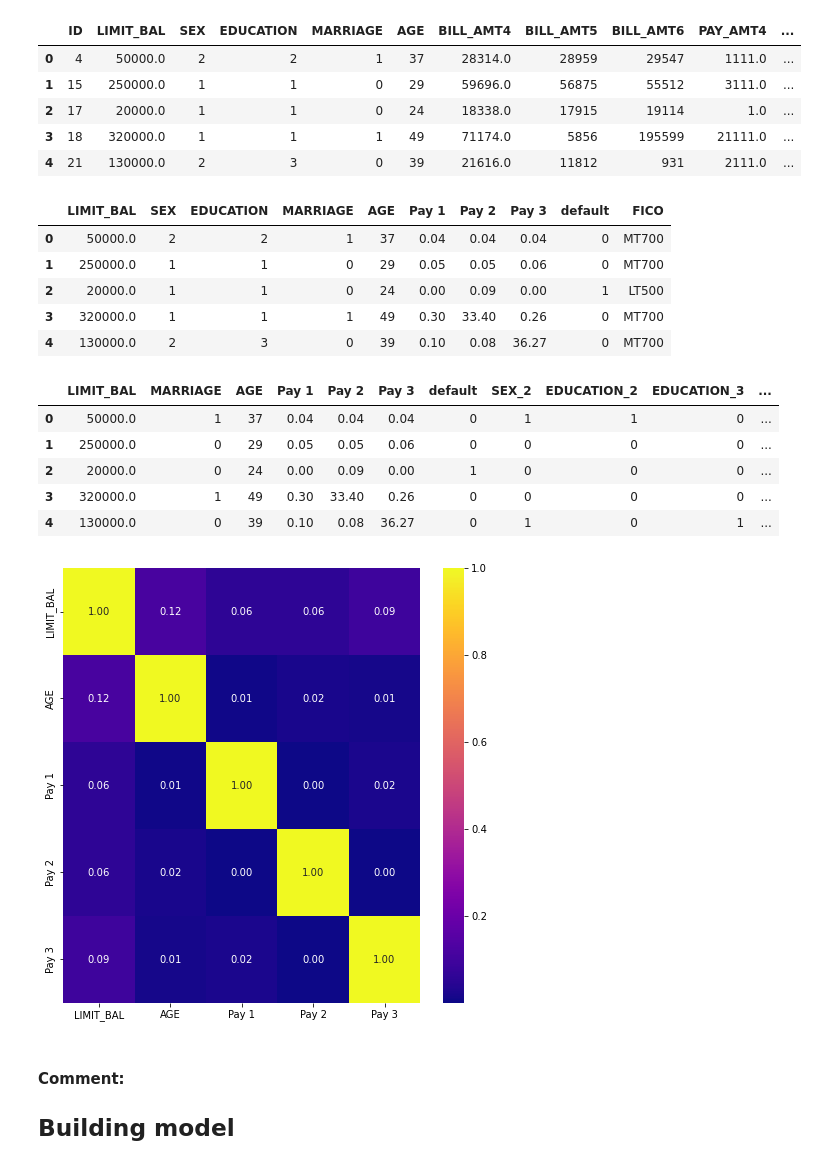
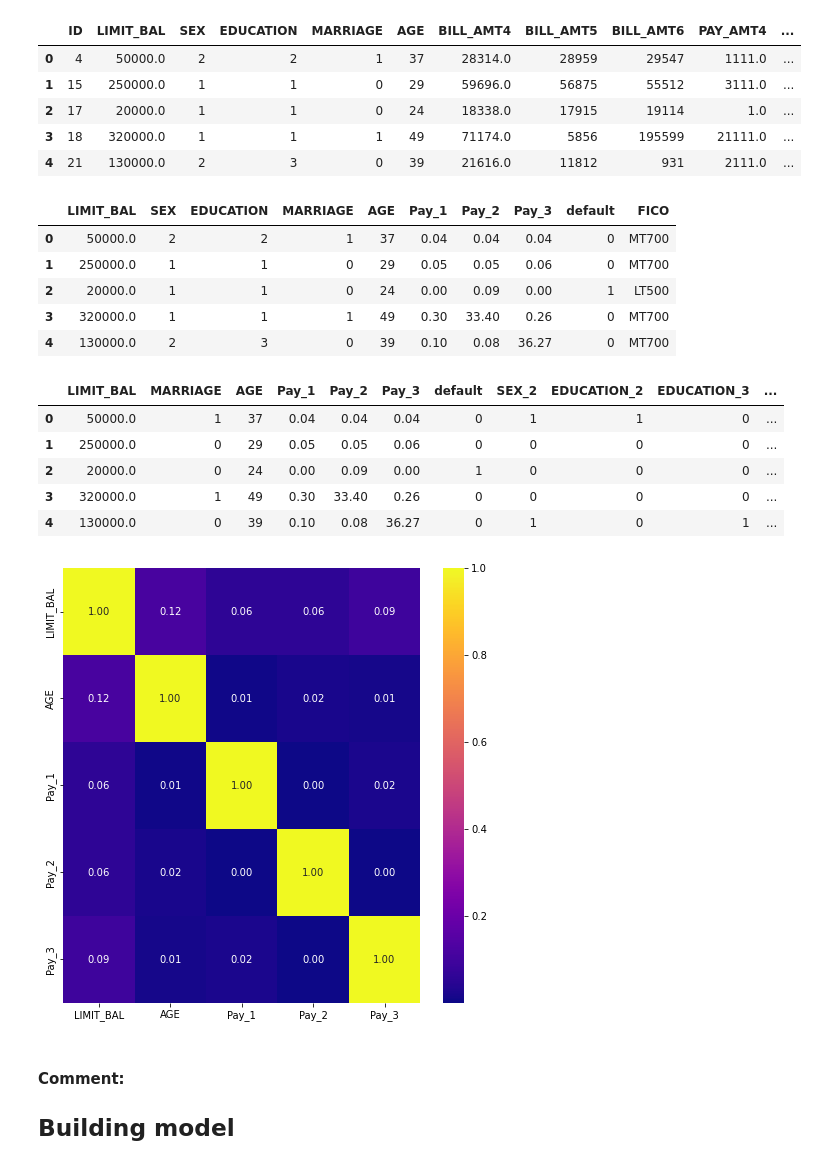
Before and after one commit to Salviz1019/Credit-Card-Default-Analysis, a Jupyter notebook: Credit Card Default Analysis.ipynb, the cells around one changed output. Saved outputs shown, nothing was run; the diff lists cells and outputs as text; code cells hidden in the pictures.

Commit message:
Update Credit Card Default Analysis.ipynb
Finalized the model

```diff
--- a/Credit Card Default Analysis.ipynb
+++ b/Credit Card Default Analysis.ipynb
@@ -34,7 +34,7 @@ db.head()
 | 3 | 18 | 320000.0 | 1 | 1 | 1 | 49 | 71174.0 | 5856 | 195599 | 21111.0 | ... |
 | 4 | 21 | 130000.0 | 2 | 3 | 2 | 39 | 21616.0 | 11812 | 931 | 2111.0 | ... |
 # %%
-db.columns = db.columns.str.replace('%', ' ')
+db.columns = db.columns.str.replace('%', '_')
 # %%
 # Validate number of Rows and Columns
 
@@ -208,7 +208,7 @@ db = db.drop(['ID', 'BILL_AMT4', 'BILL_AMT5', 'BILL_AMT6', 'PAY_AMT4', 'PAY_AMT5
 # %%
 db.head()
 # %% [output]
-|  | LIMIT_BAL | SEX | EDUCATION | MARRIAGE | AGE | Pay 1 | Pay 2 | Pay 3 | default | FICO |
+|  | LIMIT_BAL | SEX | EDUCATION | MARRIAGE | AGE | Pay_1 | Pay_2 | Pay_3 | default | FICO |
 | 0 | 50000.0 | 2 | 2 | 1 | 37 | 0.04 | 0.04 | 0.04 | 0 | MT700 |
 | 1 | 250000.0 | 1 | 1 | 0 | 29 | 0.05 | 0.05 | 0.06 | 0 | MT700 |
 | 2 | 20000.0 | 1 | 1 | 0 | 24 | 0.00 | 0.09 | 0.00 | 1 | LT500 |
@@ -220,7 +220,7 @@ db.head()
 db_dummy =pd.get_dummies(db, drop_first=True)
 db_dummy.head()
 # %% [output]
-|  | LIMIT_BAL | MARRIAGE | AGE | Pay 1 | Pay 2 | Pay 3 | default | SEX_2 | EDUCATION_2 | EDUCATION_3 | ... |
+|  | LIMIT_BAL | MARRIAGE | AGE | Pay_1 | Pay_2 | Pay_3 | default | SEX_2 | EDUCATION_2 | EDUCATION_3 | ... |
 | 0 | 50000.0 | 1 | 37 | 0.04 | 0.04 | 0.04 | 0 | 1 | 1 | 0 | ... |
 | 1 | 250000.0 | 0 | 29 | 0.05 | 0.05 | 0.06 | 0 | 0 | 0 | 0 | ... |
 | 2 | 20000.0 | 0 | 24 | 0.00 | 0.09 | 0.00 | 1 | 0 | 0 | 0 | ... |
@@ -228,9 +228,9 @@ db_dummy.head()
 | 4 | 130000.0 | 0 | 39 | 0.10 | 0.08 | 36.27 | 0 | 1 | 0 | 1 | ... |
 # %%
 plt.subplots(figsize = (8,8))
-sns.heatmap(db_dummy[['LIMIT_BAL', 'AGE', 'Pay 1','Pay 2', 'Pay 3']] .corr(), annot = True, cmap = 'plasma', fmt = '.2f');
+sns.heatmap(db_dummy[['LIMIT_BAL', 'AGE', 'Pay_1','Pay_2', 'Pay_3']] .corr(), annot = True, cmap = 'plasma', fmt = '.2f');
 # %% [output]
-[figure, old version]
+[figure, new version]
 # %% [markdown]
 #### Comment:
 
```
Also changed, not shown: parts of 35 cells of this notebook.
